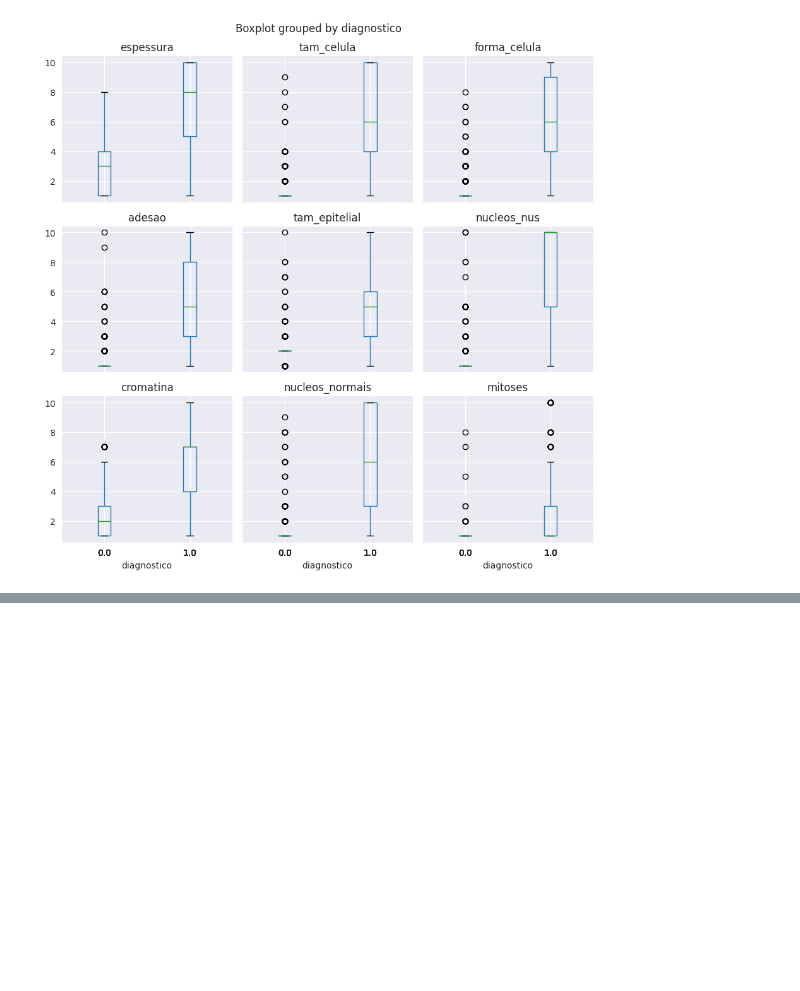
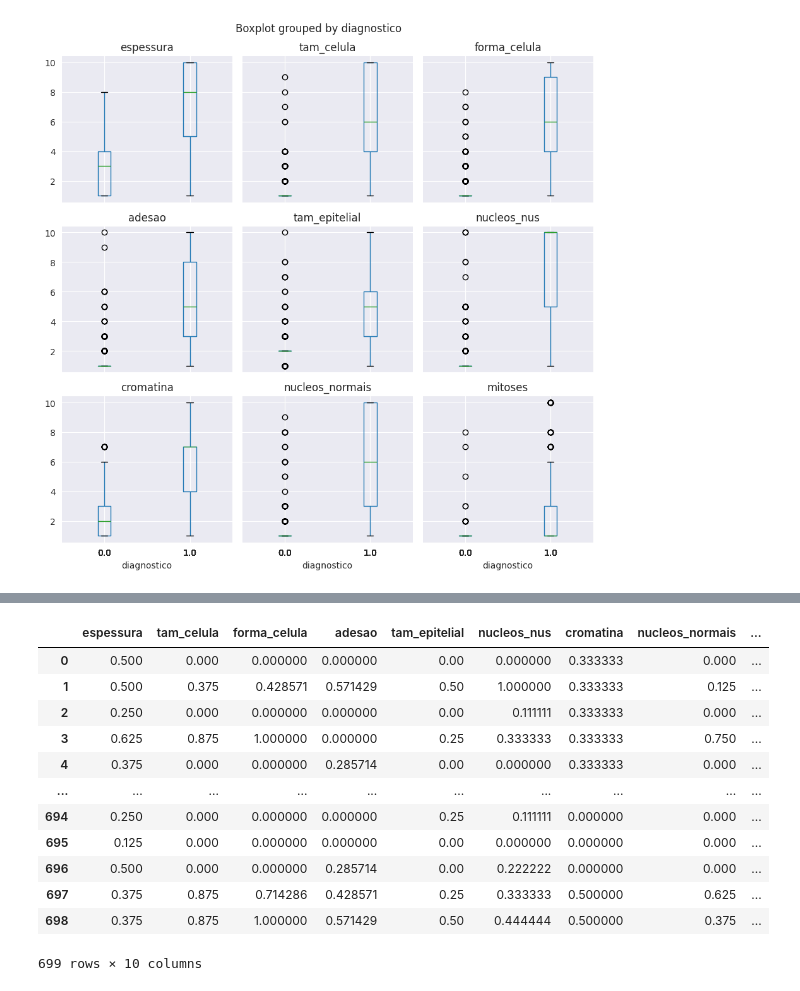
Before and after one commit to eulergomees/dnn_breast_cancer, a Jupyter notebook: dnn_breastcancer.ipynb, the cells around one changed output, grey strips where cells are left out. Cells and saved outputs as stored; diff of their text form; code cells hidden in the pictures; blank space fills up the shorter version.

```diff
--- a/dnn_breastcancer.ipynb
+++ b/dnn_breastcancer.ipynb
@@ -247,0 +353,49 @@ plt.show()
+# %%
+#funcao que cria uma regua com valores minimos e maximos para se usar no escalonamento
+def create_support_col(minvalue, maxvalue, sizecol):
+  minvalues = [minvalue] * round(sizecol/2)
+  maxvalues = [maxvalue] * (sizecol - round(sizecol/2))
+  return(*minvalues, *maxvalues)
+
+
+def minMaxIndividual(df, col, minvalue, maxvalue, rgint):
+  serie = df[col].copy()
+
+  #cria uma regra com um valor minimo e maximo previamente determinado
+  serie['support'] = create_support_col(minvalue, maxvalue, len(serie))
+
+  #escalona considerando o minimo e o maximo especificado
+  tmp = serie.to_numpy().reshape(-1,1)
+
+  #cria o objeto de escalonamento
+  minmaxscaler = preprocessing.MinMaxScaler(feature_range = rgint).fit(tmp)
+
+  #cria os dados escalonados
+  scaled = minmaxscaler.transform(tmp).reshape(serie.shape[0], serie.shape[1])
+
+  #remove a coluna de suporte e atualiza as colunas escalonadas no dataset
+  df[col] = scaled[:,0:(scaled.shape[1] -1)]
+
+  return df
+# %%
+#aplicando o escalonamento
+scale_range = (0,1)
+if scale_exec:
+    for col in x_names:
+        data = minMaxIndividual(data, [col], np.min(data[col]), np.max(data[col]), scale_range)
+# %%
+data
+# %% [output]
+|  | espessura | tam_celula | forma_celula | adesao | tam_epitelial | nucleos_nus | cromatina | nucleos_normais | ... |
+| 0 | 0.500 | 0.000 | 0.000000 | 0.000000 | 0.00 | 0.000000 | 0.333333 | 0.000 | ... |
+| 1 | 0.500 | 0.375 | 0.428571 | 0.571429 | 0.50 | 1.000000 | 0.333333 | 0.125 | ... |
+| 2 | 0.250 | 0.000 | 0.000000 | 0.000000 | 0.00 | 0.111111 | 0.333333 | 0.000 | ... |
+| 3 | 0.625 | 0.875 | 1.000000 | 0.000000 | 0.25 | 0.333333 | 0.333333 | 0.750 | ... |
+| 4 | 0.375 | 0.000 | 0.000000 | 0.285714 | 0.00 | 0.000000 | 0.333333 | 0.000 | ... |
+| ... | ... | ... | ... | ... | ... | ... | ... | ... | ... |
+| 694 | 0.250 | 0.000 | 0.000000 | 0.000000 | 0.25 | 0.111111 | 0.000000 | 0.000 | ... |
+| 695 | 0.125 | 0.000 | 0.000000 | 0.000000 | 0.00 | 0.000000 | 0.000000 | 0.000 | ... |
+| 696 | 0.500 | 0.000 | 0.000000 | 0.285714 | 0.00 | 0.222222 | 0.000000 | 0.000 | ... |
+| 697 | 0.375 | 0.875 | 0.714286 | 0.428571 | 0.25 | 0.333333 | 0.500000 | 0.625 | ... |
+| 698 | 0.375 | 0.875 | 1.000000 | 0.571429 | 0.50 | 0.444444 | 0.500000 | 0.375 | ... |
+699 rows × 10 columns
```
Also changed, not shown: parts of 21 cells of this notebook, 1 other file.
